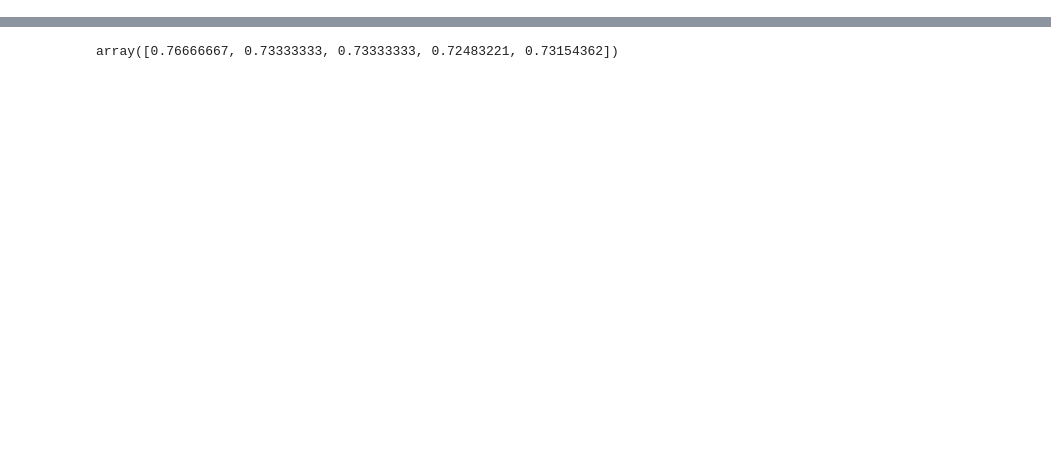
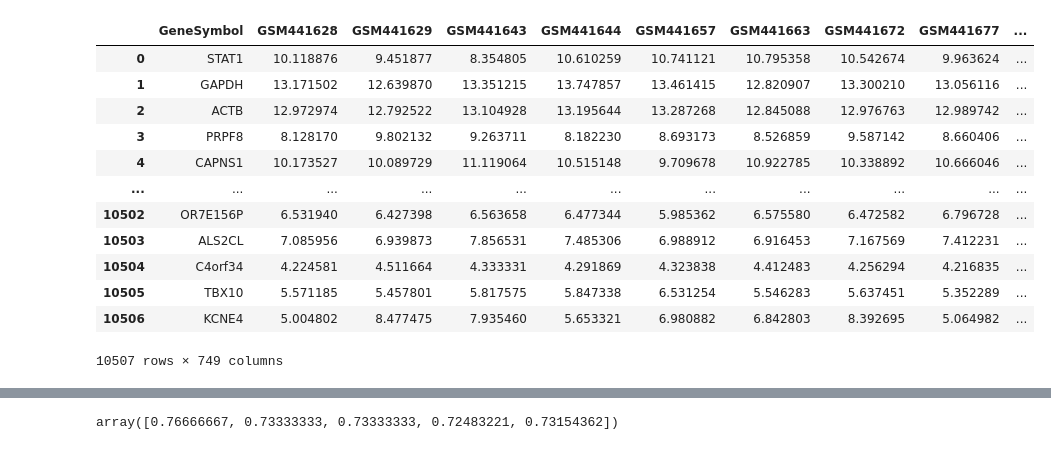
Before and after one commit to AlexFes/bc_classification, a Jupyter notebook: tool.ipynb, the cells around one changed output, grey strips where cells are left out. Cells and saved outputs as stored; diff of their text form; code cells hidden in the pictures; blank space fills up the shorter version.

```diff
--- a/tool.ipynb
+++ b/tool.ipynb
@@ -115,0 +112,16 @@ X.set_index(list(X.iloc[1:, :1]))
+# %%
+df.data.groupby("GeneSymbol", as_index=False, sort=False).apply(lambda f: f.loc[f.median(axis=1).idxmax()])
+# %% [output]
+|  | GeneSymbol | GSM441628 | GSM441629 | GSM441643 | GSM441644 | GSM441657 | GSM441663 | GSM441672 | GSM441677 | ... |
+| 0 | STAT1 | 10.118876 | 9.451877 | 8.354805 | 10.610259 | 10.741121 | 10.795358 | 10.542674 | 9.963624 | ... |
+| 1 | GAPDH | 13.171502 | 12.639870 | 13.351215 | 13.747857 | 13.461415 | 12.820907 | 13.300210 | 13.056116 | ... |
+| 2 | ACTB | 12.972974 | 12.792522 | 13.104928 | 13.195644 | 13.287268 | 12.845088 | 12.976763 | 12.989742 | ... |
+| 3 | PRPF8 | 8.128170 | 9.802132 | 9.263711 | 8.182230 | 8.693173 | 8.526859 | 9.587142 | 8.660406 | ... |
+| 4 | CAPNS1 | 10.173527 | 10.089729 | 11.119064 | 10.515148 | 9.709678 | 10.922785 | 10.338892 | 10.666046 | ... |
+| ... | ... | ... | ... | ... | ... | ... | ... | ... | ... | ... |
+| 10502 | OR7E156P | 6.531940 | 6.427398 | 6.563658 | 6.477344 | 5.985362 | 6.575580 | 6.472582 | 6.796728 | ... |
+| 10503 | ALS2CL | 7.085956 | 6.939873 | 7.856531 | 7.485306 | 6.988912 | 6.916453 | 7.167569 | 7.412231 | ... |
+| 10504 | C4orf34 | 4.224581 | 4.511664 | 4.333331 | 4.291869 | 4.323838 | 4.412483 | 4.256294 | 4.216835 | ... |
+| 10505 | TBX10 | 5.571185 | 5.457801 | 5.817575 | 5.847338 | 6.531254 | 5.546283 | 5.637451 | 5.352289 | ... |
+| 10506 | KCNE4 | 5.004802 | 8.477475 | 7.935460 | 5.653321 | 6.980882 | 6.842803 | 8.392695 | 5.064982 | ... |
+10507 rows × 749 columns
```
Also changed, not shown: parts of 6 cells of this notebook.
